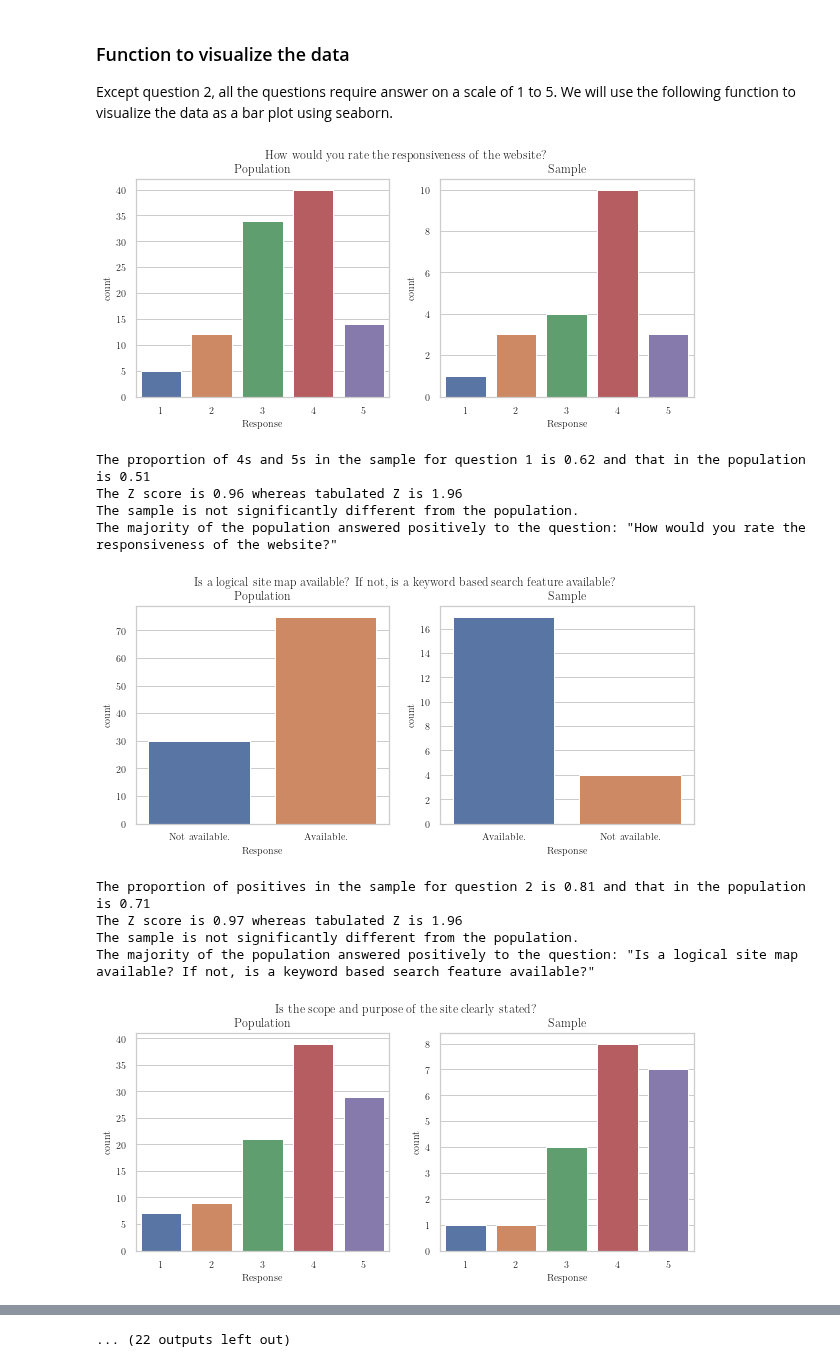
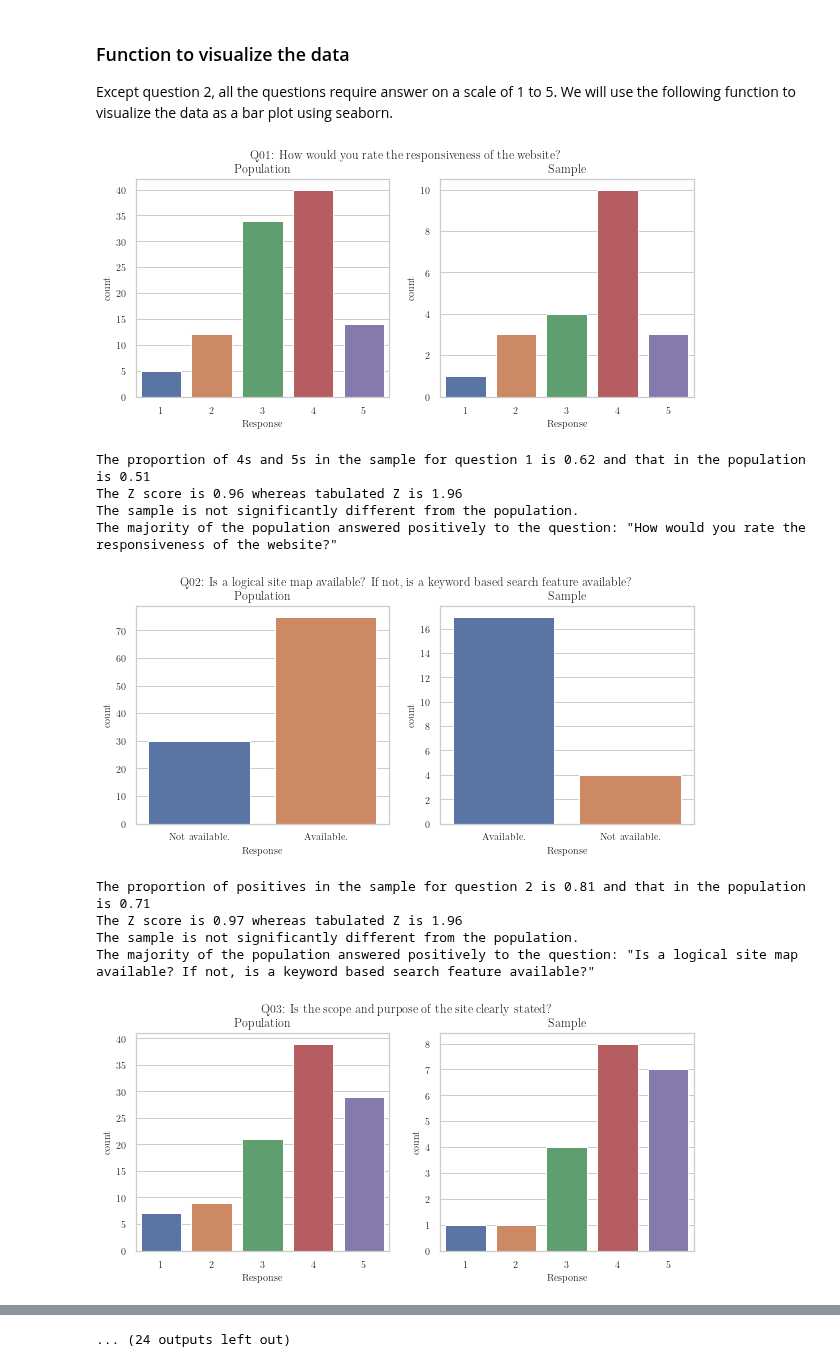
Before and after one commit to AnjaliML/AcademicWebsiteSampling, a Jupyter notebook: AcademicWebsite.ipynb, the cells around one changed output, grey strips where cells are left out. Cells and saved outputs as stored; diff of their text form; code cells hidden in the pictures.

```diff
--- a/AcademicWebsite.ipynb
+++ b/AcademicWebsite.ipynb
@@ -134,7 +134,7 @@ def visualize_data(data, sample, question_number, question):
     ax2.set_title('Sample')
     ax2.set_xlabel('Response')
 
-    fig.suptitle(question, fontsize=12)
+    fig.suptitle("Q%2.2d: %s" % (question_number, question), fontsize=12)
 
     plt.savefig(("Question%2.2d.pdf" % question_number), bbox_inches='tight')
     plt.show()
@@ -148,7 +148,7 @@ from math import fabs
 p = np.zeros(len(df2.columns))
 p0 = np.zeros(len(df2.columns))
 
-for i in range(1, len(df2.columns)):
+for i in range(1, len(df2.columns)+1):
     visualize_data(df2, df3, i, Ques[i])
 
     if i != 2: # becuase the second question is logical
@@ -156,40 +156,40 @@ for i in range(1, len(df2.columns)):
         Sum0 = df3[i].value_counts()[4] + df3[i].value_counts()[5]
         p0 = Sum0/df3.shape[0]
         # count the number of 4s and 5s in the population
         Sum = df2[i].value_counts()[4] + df2[i].value_counts()[5]
         p = Sum/df2.shape[0]
         print("The proportion of 4s and 5s in the sample for question %d is %2.2f and that in the population is %2.2f" % (i, p0, p))
     else:
         # count the number of 4s and 5s in the sample
         Sum0 = df3[i].value_counts()['Available.']
         p0 = Sum0/df3.shape[0]
         # count the number of 4s and 5s in the population
         Sum = df2[i].value_counts()['Available.']
         p = Sum/df2.shape[0]
         print("The proportion of positives in the sample for question %d is %2.2f and that in the population is %2.2f" % (i, p0, p))
 
     Z = (p0 - p)/np.sqrt(p*(1-p)/df3.shape[0])
     print("The Z score is %2.2f whereas tabulated Z is %2.2f" % (Z, 1.96))
     if fabs(Z) > 1.96:
         print("The sample is significantly different from the population.")
     else:
         print("The sample is not significantly different from the population.")
         if p0 > 0.5:
             print("The majority of the population answered positively to the question: \"%s\"" % Ques[i])
         else:
             print("The majority of the population answered negatively to the question: \"%s\"" % Ques[i])
 # %% [output]
-[figure, old version]
+[figure, new version]
 The proportion of 4s and 5s in the sample for question 1 is 0.62 and that in the population is 0.51
 The Z score is 0.96 whereas tabulated Z is 1.96
 The sample is not significantly different from the population.
 The majority of the population answered positively to the question: "How would you rate the responsiveness of the website?"
-[figure, old version]
+[figure, new version]
 The proportion of positives in the sample for question 2 is 0.81 and that in the population is 0.71
 The Z score is 0.97 whereas tabulated Z is 1.96
 The sample is not significantly different from the population.
 The majority of the population answered positively to the question: "Is a logical site map available? If not, is a keyword based search feature available?"
-[figure, old version]
+[figure, new version]
 The proportion of 4s and 5s in the sample for question 3 is 0.71 and that in the population is 0.65
 The Z score is 0.64 whereas tabulated Z is 1.96
 The sample is not significantly different from the population.
@@ -209,4 +209,4 @@ The proportion of 4s and 5s in the sample for question 6 is 0.76 and that in the
 The Z score is 0.84 whereas tabulated Z is 1.96
 The sample is not significantly different from the population.
 The majority of the population answered positively to the question: "How easy is it to access the website?"
-... (22 outputs left out)
+... (24 outputs left out)
```
Also changed, not shown: parts of 1 cell of this notebook, 19 other files.
